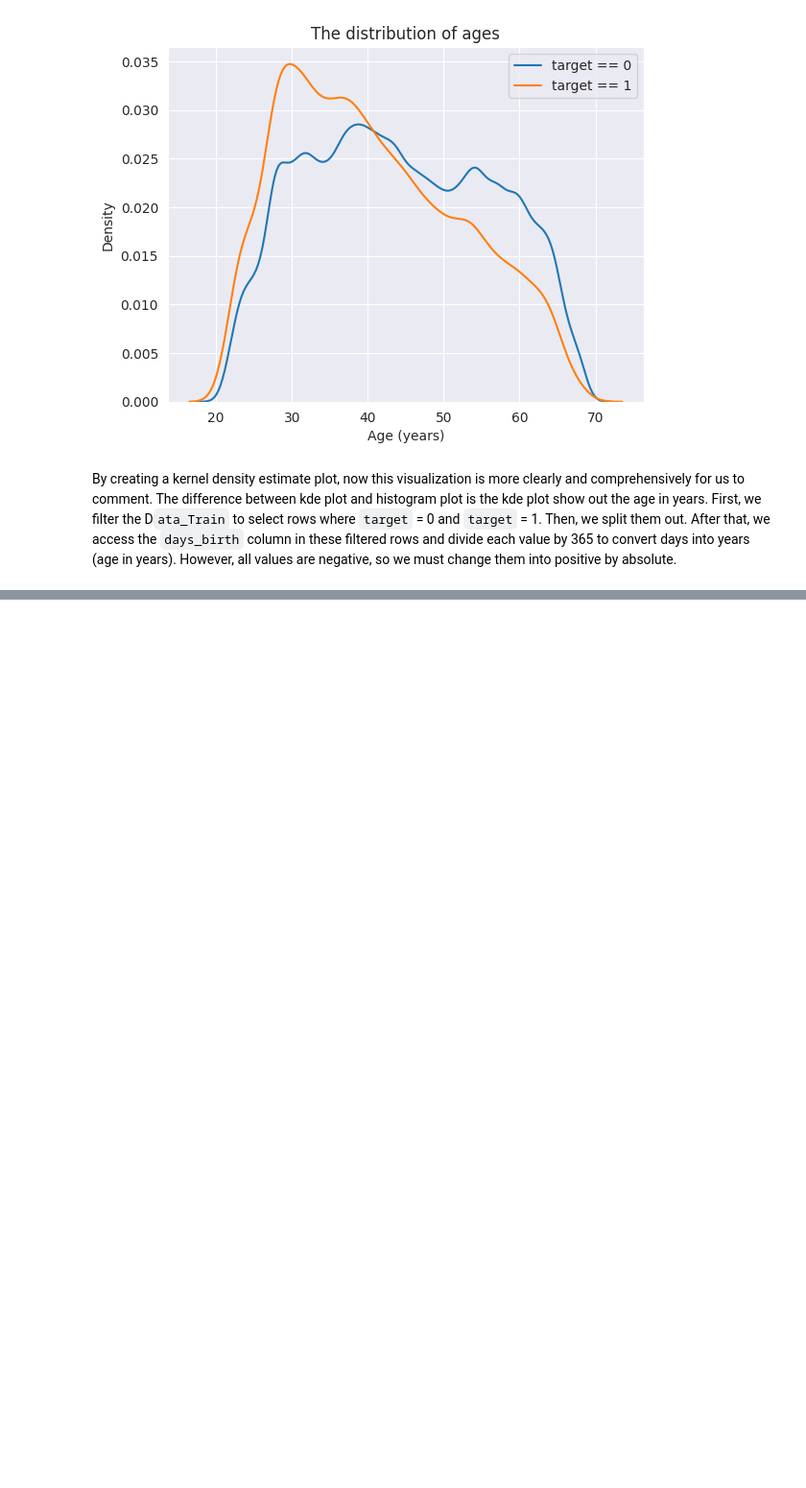
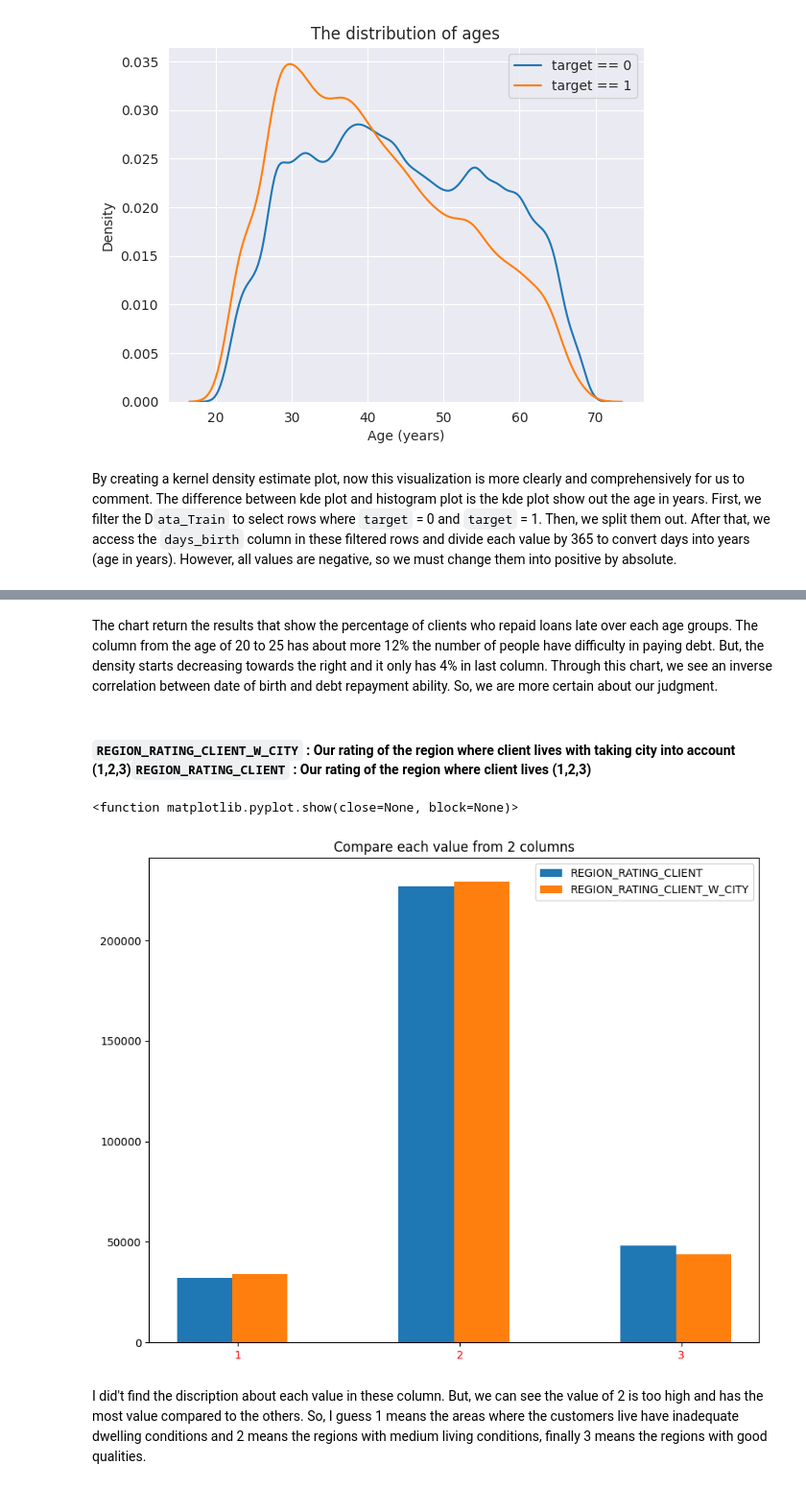
Before and after one commit to vthuhien/Data, a Jupyter notebook: Home_credit/home_credit_analysis.ipynb, the cells around one changed output, grey strips where cells are left out. Shown at 96% size. Cells and saved outputs as stored; diff of their text form; code cells hidden in the pictures; blank space fills up the shorter version.

```diff
--- a/Home_credit/home_credit_analysis.ipynb
+++ b/Home_credit/home_credit_analysis.ipynb
@@ -409,0 +434,30 @@ As we see, In line of `target = 0`, which means the customers who repaid the loa
+# %% [markdown]
+The chart return the results that show the percentage of clients who repaid loans late over each age groups. The column from the age of 20 to 25 has about more 12% the number of people have difficulty in paying debt. But, the density starts decreasing towards the right and it only has 4% in last column. Through this chart, we see an inverse correlation between date of birth and debt repayment ability. So, we are more certain about our judgment.
+# %% [markdown]
+#### `REGION_RATING_CLIENT_W_CITY` : Our rating of the region where client lives with taking city into account (1,2,3)</br>`REGION_RATING_CLIENT` : Our rating of the region where client lives (1,2,3)
+# %%
+
+value_a = df_train['REGION_RATING_CLIENT'].value_counts()
+value_b = df_train['REGION_RATING_CLIENT_W_CITY'].value_counts()
+
+index = sorted(set(value_a.index).union(value_b.index))
+value_a = value_a.reindex(index, fill_value= 0)
+value_b = value_b.reindex(index, fill_value = 0)
+
+plt.figure(figsize = (10, 8))
+bar_width = 0.25
+x = np.arange(len(index))
+
+#adjusting each set of bars for 2 columns
+plt.bar(x - bar_width/2 ,value_a, width = bar_width, label = 'REGION_RATING_CLIENT')
+plt.bar(x + bar_width/2 ,value_b, width = bar_width, label = 'REGION_RATING_CLIENT_W_CITY')
+plt.legend()
+
+plt.xticks([ r + bar_width/10 for r in range(len(index))], [1, 2, 3], color = 'red')
+plt.title('Compare each value from 2 columns')
+plt.show
+# %% [output]
+<function matplotlib.pyplot.show(close=None, block=None)>
+[figure, added]
+# %% [markdown]
+I did't find the discription about each value in these column. But, we can see the value of 2 is too high and has the most value compared to the others. So, I guess 1 means the areas where the customers live have inadequate dwelling conditions and 2 means the regions with medium living conditions, finally 3 means the regions with good qualities.
```
Also changed, not shown: parts of 4 cells of this notebook.
